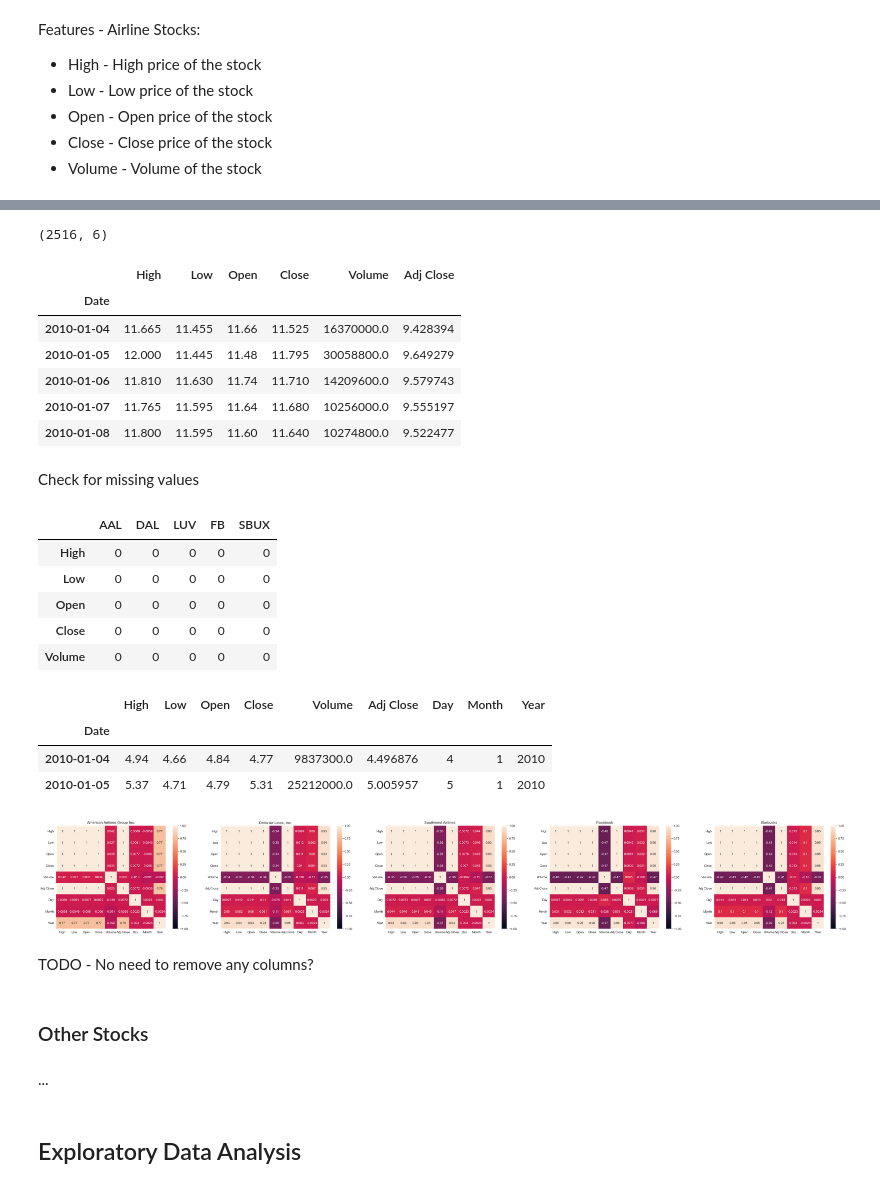
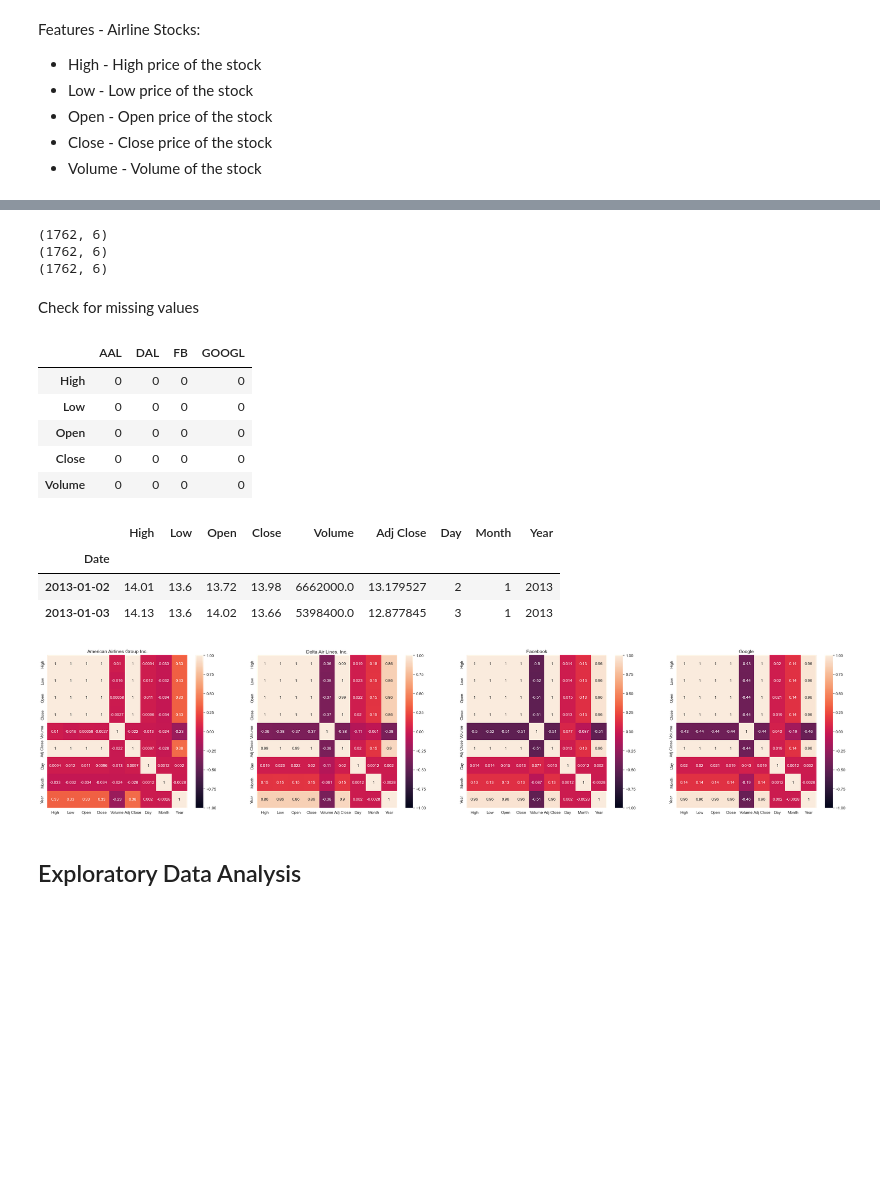
Before and after one commit to YohannesDK/DAT550-Project, a Jupyter notebook: test.ipynb, the cells around one changed output, grey strips where cells are left out. Saved outputs shown, nothing was run; the diff lists cells and outputs as text; code cells hidden in the pictures; blank space fills up the shorter version.

```diff
--- a/test.ipynb
+++ b/test.ipynb
@@ -23,12 +23,11 @@ import calendar
 # Caching
 import requests_cache
 # %%
-# American Airlines Group Inc. (AAL), # Delta Air Lines, Inc. (DAL)
-stock_names = {'AAL': 'American Airlines Group Inc.', 'DAL': 'Delta Air Lines, Inc.', 'LUV': 'Southwest Airlines', 'FB': 'Facebook', 'SBUX': 'Starbucks'}
-airline_stocks = ['AAL', 'DAL', 'LUV', 'FB', 'SBUX']
-AAL, DAL, LUV, FB, SBUX = None, None, None, None, None
-start = dt(2010, 1, 1)
-end = dt(2020, 1, 1)
+stock_names = {'AAL': 'American Airlines Group Inc.', 'DAL': 'Delta Air Lines, Inc.', 'FB': 'Facebook', 'GOOGL': 'Google'}
+stocks = ['AAL', 'DAL', 'FB', 'GOOGL']
+AAL, DAL, FB, GOOGL = None, None, None, None
+start = dt(2013, 1, 1)
+end = dt(2019, 12, 31)
 # %% [markdown]
 Making the same request repeatedly can use a lot of bandwidth, slow down your code and may result in your IP being banned.
 We might not need to cache...
@@ -114,61 +75,51 @@ FB.head()
-# %%
-print(SBUX.shape)
-SBUX.head()
-# %% [output]
-(2516, 6)
-|  | High | Low | Open | Close | Volume | Adj Close |
-| Date |  |  |  |  |  |  |
-| 2010-01-04 | 11.665 | 11.455 | 11.66 | 11.525 | 16370000.0 | 9.428394 |
-| 2010-01-05 | 12.000 | 11.445 | 11.48 | 11.795 | 30058800.0 | 9.649279 |
-| 2010-01-06 | 11.810 | 11.630 | 11.74 | 11.710 | 14209600.0 | 9.579743 |
-| 2010-01-07 | 11.765 | 11.595 | 11.64 | 11.680 | 10256000.0 | 9.555197 |
-| 2010-01-08 | 11.800 | 11.595 | 11.60 | 11.640 | 10274800.0 | 9.522477 |
+# %%
+print(DAL.shape)
+print(FB.shape)
+print(GOOGL.shape)
+# %% [output]
+(1762, 6)
+(1762, 6)
+(1762, 6)
 # %% [markdown]
 Check for missing values
 # %%
-def show_airline_stock_missing_values():
-    missing_values = pd.DataFrame(index=["High", "Low", "Open", "Close", "Volume"], columns=airline_stocks)
-    for stock in airline_stocks:
+def show_stock_missing_values():
+    missing_values = pd.DataFrame(index=["High", "Low", "Open", "Close", "Volume"], columns=stocks)
+    for stock in stocks:
         missing_values[stock] = globals()[stock].isnull().sum()
     return missing_values
 
-show_airline_stock_missing_values()
+show_stock_missing_values()
 # %% [output]
-|  | AAL | DAL | LUV | FB | SBUX |
-| High | 0 | 0 | 0 | 0 | 0 |
-| Low | 0 | 0 | 0 | 0 | 0 |
-| Open | 0 | 0 | 0 | 0 | 0 |
-| Close | 0 | 0 | 0 | 0 | 0 |
-| Volume | 0 | 0 | 0 | 0 | 0 |
+|  | AAL | DAL | FB | GOOGL |
+| High | 0 | 0 | 0 | 0 |
+| Low | 0 | 0 | 0 | 0 |
+| Open | 0 | 0 | 0 | 0 |
+| Close | 0 | 0 | 0 | 0 |
+| Volume | 0 | 0 | 0 | 0 |
 # %%
-def airline_stock_extract_dates():
-    for stock in airline_stocks:
+def stock_extract_dates():
+    for stock in stocks:
         df_stock = globals()[stock]
         df_stock['Day'], df_stock['Month'], df_stock['Year'] = df_stock.index.day, df_stock.index.month, df_stock.index.year
 
-airline_stock_extract_dates()
+stock_extract_dates()
 AAL.head(2)
 # %% [output]
 |  | High | Low | Open | Close | Volume | Adj Close | Day | Month | Year |
 | Date |  |  |  |  |  |  |  |  |  |
-| 2010-01-04 | 4.94 | 4.66 | 4.84 | 4.77 | 9837300.0 | 4.496876 | 4 | 1 | 2010 |
-| 2010-01-05 | 5.37 | 4.71 | 4.79 | 5.31 | 25212000.0 | 5.005957 | 5 | 1 | 2010 |
+| 2013-01-02 | 14.01 | 13.6 | 13.72 | 13.98 | 6662000.0 | 13.179527 | 2 | 1 | 2013 |
+| 2013-01-03 | 14.13 | 13.6 | 14.02 | 13.66 | 5398400.0 | 12.877845 | 3 | 1 | 2013 |
 # %%
-def airline_stock_corr():
-    fig, ax = plt.subplots(1, len(airline_stocks), figsize=(9*len(airline_stocks), 6))
-    for i, stock in enumerate(airline_stocks):
+def stocks_corr():
+    fig, ax = plt.subplots(1, len(stocks), figsize=(9*len(stocks), 7))
+    for i, stock in enumerate(stocks):
         ax[i].set_title(stock_names[stock])
         sns.heatmap(globals()[stock].corr(), vmin=-1, vmax=1,  ax=ax[i], annot=True)
 
-airline_stock_corr()
+stocks_corr()
 # %% [output]
-[figure, old version]
+[figure, new version]
-# %% [markdown]
-TODO - No need to remove any columns?
-# %% [markdown]
-### Other Stocks
-# %% [markdown]
-...
 # %% [markdown]
 ## Exploratory Data Analysis
 # %%
```
Also changed, not shown: parts of 21 cells of this notebook, 2 other files.
